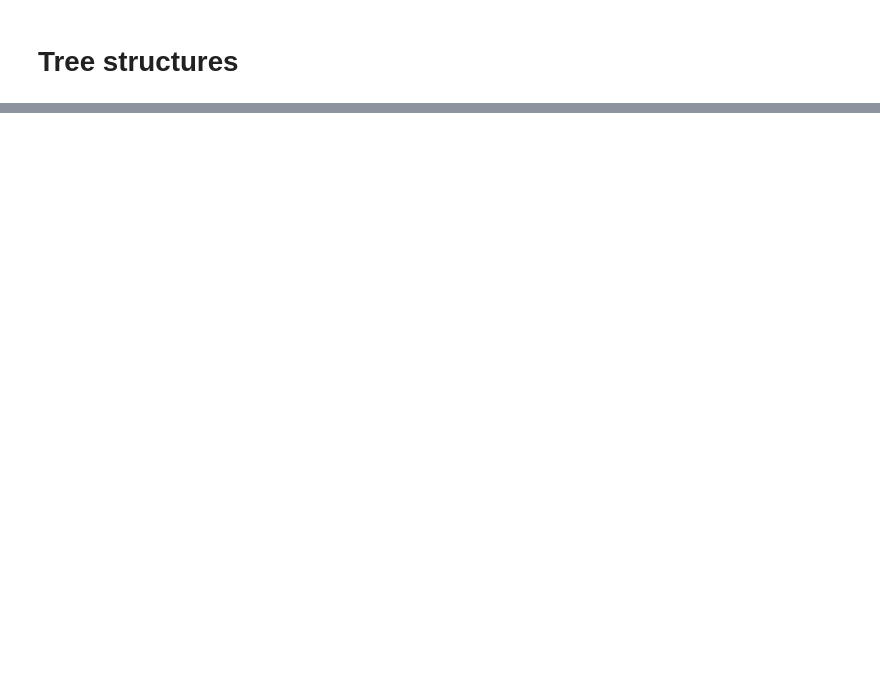
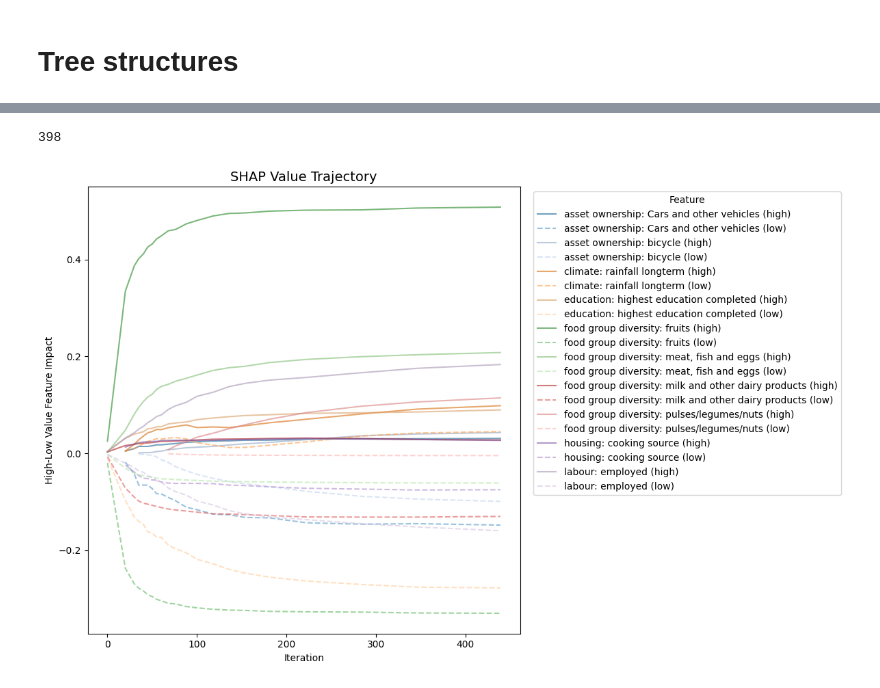
Before and after one commit to langeandreas/mimi-ml, a Jupyter notebook: paper_notebooks/callback_test.ipynb, the cells around one changed output, grey strips where cells are left out. Saved outputs shown, nothing was run; the diff lists cells and outputs as text; code cells hidden in the pictures; blank space fills up the shorter version.

```diff
--- a/paper_notebooks/callback_test.ipynb
+++ b/paper_notebooks/callback_test.ipynb
@@ -285,3 +260,3 @@ explain.trees
 # %%
-summary_traj = TrajectorySummarizer(explain=explain, classification=classif_lka)
-full_trajectory_json = summary_traj.summarize_training_process(country_iso='LKA', mn='overall_mar', save=True)
+summary_traj = TrajectorySummarizer(explain=explain, classification=classif_lka, change_point_epsilon=0.1)
+full_trajectory_json = summary_traj.summarize_training_process(country_iso='LKA', model_name='xgboost', save=True)
@@ -327,0 +279,8 @@ summary_traj.generate_shap_json(save=True)
+# %%
+len(summary_traj.shap_history_df)
+# %% [output]
+398
+# %%
+summary_traj.plot_shap_history(feature_names = 10, y='high-low')
+# %% [output]
+[figure, added]
```
Also changed, not shown: parts of 10 cells of this notebook.
